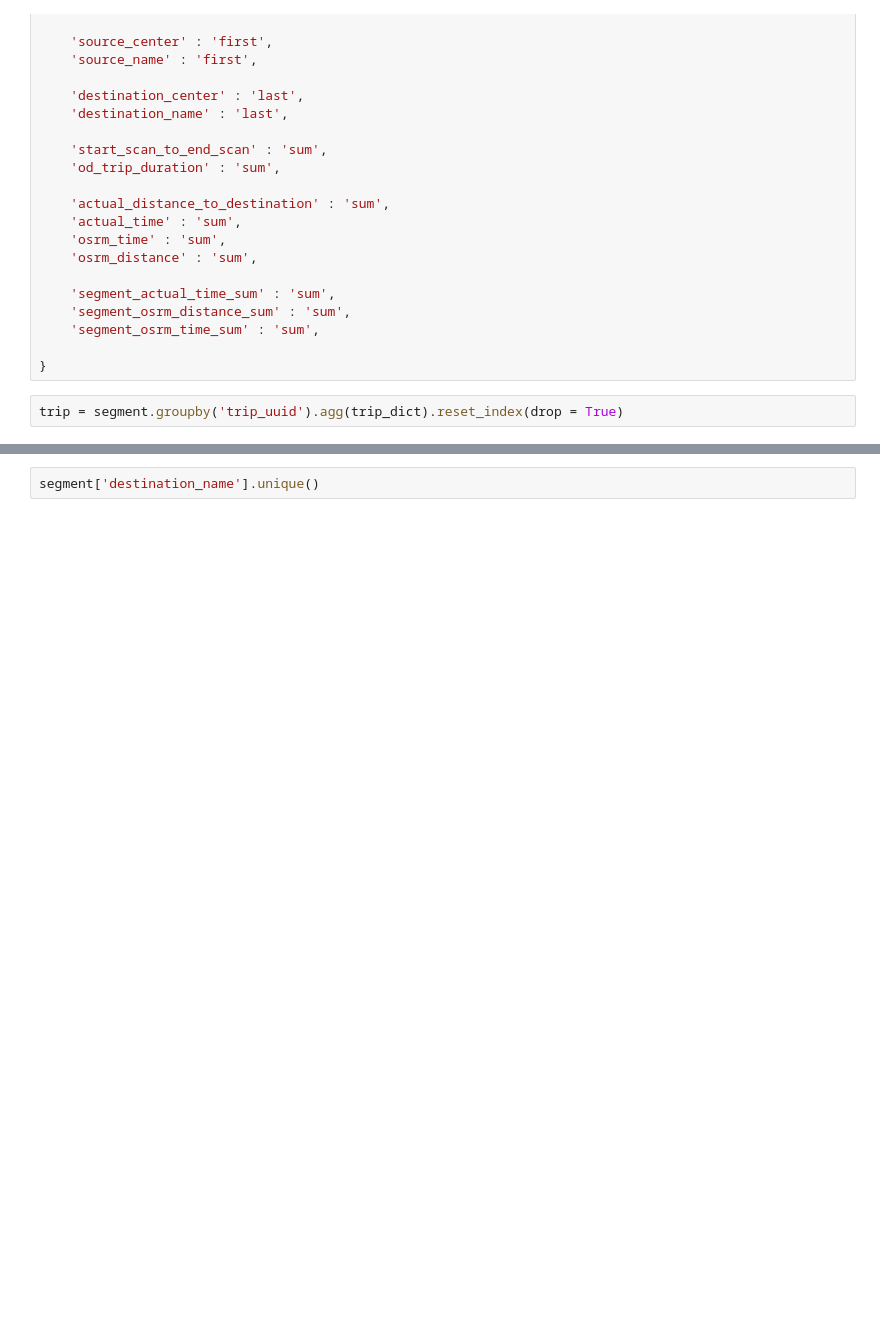
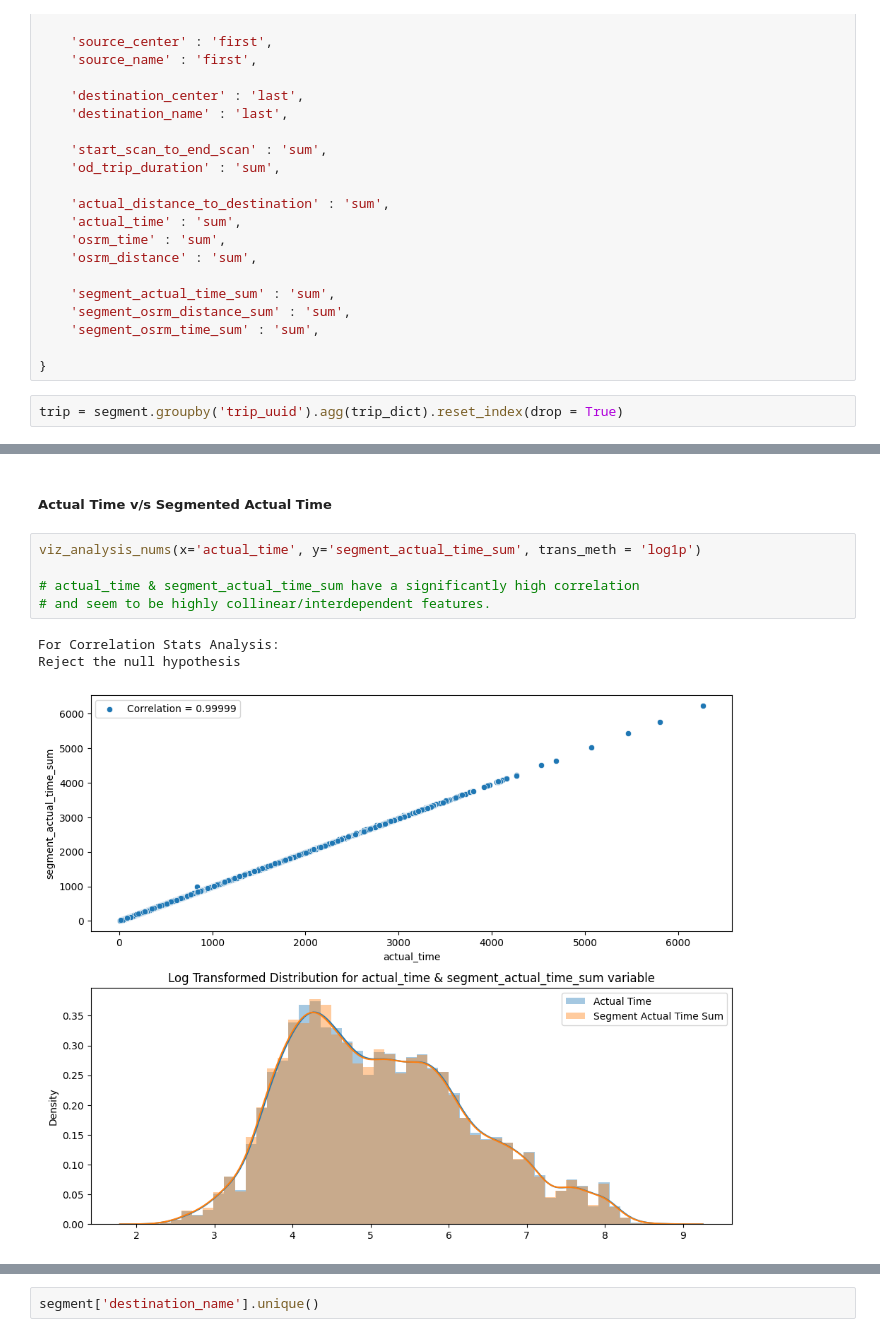
Before and after one commit to trehansalil/delhivery_analysis, a Jupyter notebook: analysis.ipynb, the cells around one changed output, grey strips where cells are left out. Cells and saved outputs as stored; diff of their text form; blank space fills up the shorter version.

```diff
--- a/analysis.ipynb
+++ b/analysis.ipynb
@@ -358,0 +570,11 @@ trip['destination_center_alpha_id'] = trip['destination_center'].apply(lambda x:
+# %% [markdown]
+##### Actual Time v/s Segmented Actual Time
+# %%
+viz_analysis_nums(x='actual_time', y='segment_actual_time_sum', trans_meth = 'log1p')
+
+# actual_time & segment_actual_time_sum have a significantly high correlation
+# and seem to be highly collinear/interdependent features.
+# %% [output]
+For Correlation Stats Analysis:
+Reject the null hypothesis
+[figure, added]
```
Also changed, not shown: parts of 31 cells of this notebook.
